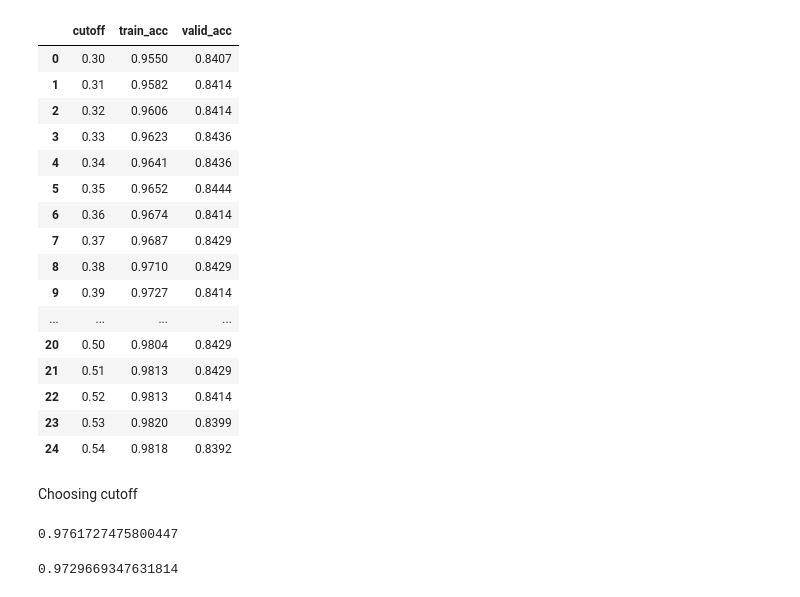
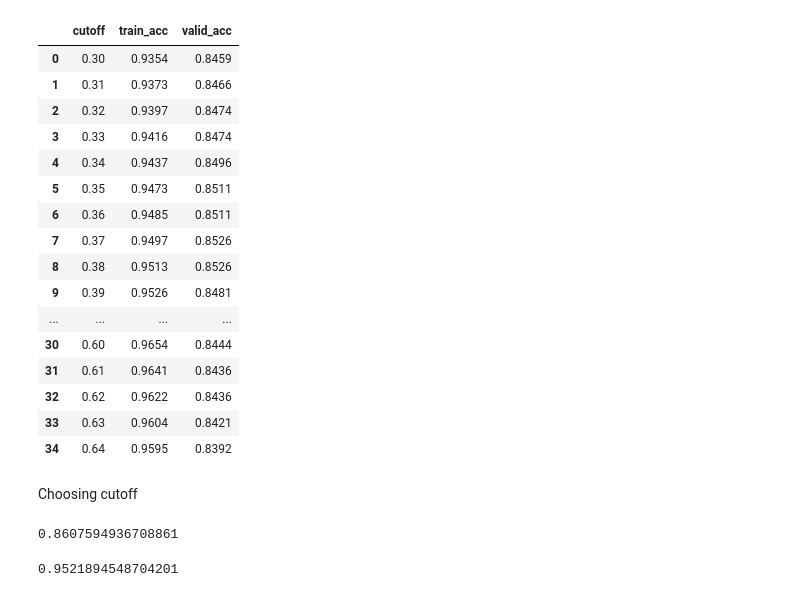
Before and after one commit to LuciaCam/ML_kaggle_competition, a Jupyter notebook: XGBoost_lucia.ipynb, the cells around one changed output. Saved outputs shown, nothing was run; the diff lists cells and outputs as text; code cells hidden in the pictures.

```diff
--- a/XGBoost_lucia.ipynb
+++ b/XGBoost_lucia.ipynb
@@ -35,24 +92,8 @@ X_valid, X_test, y_valid, y_test = train_test_split(X_test, y_test, test_size=0.
 # %%
-xgb_clf = XGBClassifier(tree_method="hist",
-                        objective="binary:logistic",
-                        eval_metric='auc',
-                        enable_categorical=True,
-                        n_jobs=-2,
-                        random_state=391)
-
 param_search = {'n_estimators': range(50, 301),
                 'max_depth': range(1, 8),
-                'learning_rate': stats.uniform(.001, .3), # [.001, .3.001]
-                'colsample_bytree': stats.uniform(.5,.5), # [.5, 1]
-                'gamma': stats.uniform(0, .5),            # [0, .5]
-                'scale_pos_weight':[1]}
-
-model = RandomizedSearchCV(xgb_clf,
-                           param_distributions=param_search,
-                           n_iter=250,
-                           return_train_score=True,
-                           verbose=1,
-                           cv= StratifiedKFold(n_splits=5, shuffle=True, random_state=611),
-                           random_state=547)
-
-model.fit(X_train, y_train)
+                'learning_rate': stats.uniform(0.001, 0.3),   # [0.001, 0.301]
+                'colsample_bytree': stats.uniform(0.5, 0.5),  # [0.5, 1]
+                'gamma': stats.uniform(0, 0.5),               # [0, 0.5]
+                'reg_lambda': stats.uniform(0, 5)             # [0, 5]
+                }
@@ -79,0 +102,11 @@ RandomizedSearchCV(cv=StratifiedKFold(n_splits=5, random_state=611, shuffle=True
+# %%
+model = RandomizedSearchCV(xgb_clf,
+                           param_distributions=param_search,
+                           n_iter=250,
+                           scoring='roc_auc',
+                           return_train_score=True,
+                           verbose=1,
+                           cv= StratifiedKFold(n_splits=5, shuffle=True, random_state=611),
+                           random_state=37)
+
+model.fit(X_train, y_train)
@@ -182,28 +209,28 @@ cutoff_table
 # %%
-cutoff_table = pd.DataFrame({'cutoff': 1e-2*np.arange(30, 55, 1)})
+cutoff_table = pd.DataFrame({'cutoff': 1e-2*np.arange(30, 65, 1)})
 cutoff_table['train_acc'] = [np.round(accuracy_score(y_train, (train_pred > cutoff).astype(int)), 4)
                              for cutoff in cutoff_table['cutoff']]
 cutoff_table['valid_acc'] = [np.round(accuracy_score(y_valid, (valid_pred > cutoff).astype(int)), 4)
                              for cutoff in cutoff_table['cutoff']]
 cutoff_table
 # %% [output]
 |  | cutoff | train_acc | valid_acc |
-| 0 | 0.30 | 0.9550 | 0.8407 |
-| 1 | 0.31 | 0.9582 | 0.8414 |
-| 2 | 0.32 | 0.9606 | 0.8414 |
-| 3 | 0.33 | 0.9623 | 0.8436 |
-| 4 | 0.34 | 0.9641 | 0.8436 |
-| 5 | 0.35 | 0.9652 | 0.8444 |
-| 6 | 0.36 | 0.9674 | 0.8414 |
-| 7 | 0.37 | 0.9687 | 0.8429 |
-| 8 | 0.38 | 0.9710 | 0.8429 |
-| 9 | 0.39 | 0.9727 | 0.8414 |
+| 0 | 0.30 | 0.9354 | 0.8459 |
+| 1 | 0.31 | 0.9373 | 0.8466 |
+| 2 | 0.32 | 0.9397 | 0.8474 |
+| 3 | 0.33 | 0.9416 | 0.8474 |
+| 4 | 0.34 | 0.9437 | 0.8496 |
+| 5 | 0.35 | 0.9473 | 0.8511 |
+| 6 | 0.36 | 0.9485 | 0.8511 |
+| 7 | 0.37 | 0.9497 | 0.8526 |
+| 8 | 0.38 | 0.9513 | 0.8526 |
+| 9 | 0.39 | 0.9526 | 0.8481 |
 | ... | ... | ... | ... |
-| 20 | 0.50 | 0.9804 | 0.8429 |
-| 21 | 0.51 | 0.9813 | 0.8429 |
-| 22 | 0.52 | 0.9813 | 0.8414 |
-| 23 | 0.53 | 0.9820 | 0.8399 |
-| 24 | 0.54 | 0.9818 | 0.8392 |
+| 30 | 0.60 | 0.9654 | 0.8444 |
+| 31 | 0.61 | 0.9641 | 0.8436 |
+| 32 | 0.62 | 0.9622 | 0.8436 |
+| 33 | 0.63 | 0.9604 | 0.8421 |
+| 34 | 0.64 | 0.9595 | 0.8392 |
 # %% [markdown]
 Choosing cutoff
 # %%
@@ -212,7 +239,7 @@ treshold = 0.5
 y_test_pred = (xgb_model.predict_proba(X_test)[:,1] > treshold).astype(int)
 accuracy_score(y_test, y_test_pred)
 # %% [output]
-0.9761727475800447
+0.8607594936708861
 # %%
 xgb_model.fit(X, y)
 y_REAL_test = (xgb_model.predict_proba(campaign_test)[:,1] > treshold).astype(int)
@@ -220,7 +247,7 @@ y_REAL_test = (xgb_model.predict_proba(campaign_test)[:,1] > treshold).astype(in
 y_pred = (xgb_model.predict_proba(X)[:,1] > treshold).astype(int)
 accuracy_score(y, y_pred)
 # %% [output]
-0.9729669347631814
+0.9521894548704201
 # %%
 file = open('test_file_xgboost.csv', 'w')
 writer = csv.writer(file)
```
Also changed, not shown: parts of 46 cells of this notebook, 1 other file.
